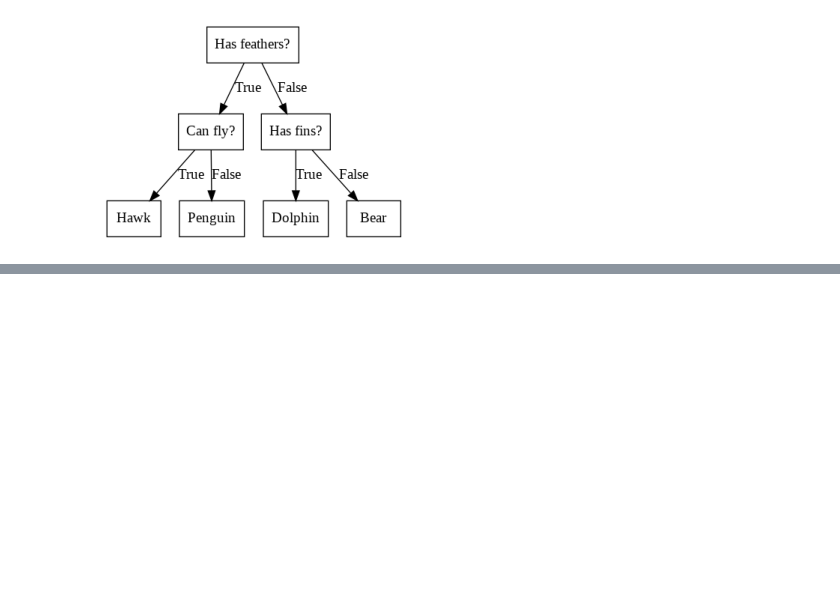
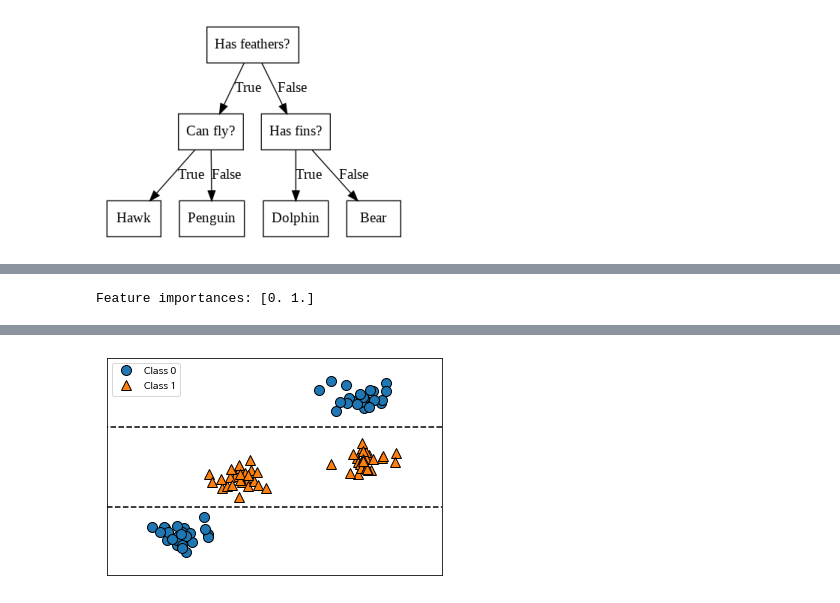
Before and after one commit to gogowonji/Machine-Learning-with-Python, a Jupyter notebook: ch2_3_5.ipynb, the cells around one changed output, grey strips where cells are left out. Cells and saved outputs as stored; diff of their text form; code cells hidden in the pictures; blank space fills up the shorter version.

```diff
--- a/ch2_3_5.ipynb
+++ b/ch2_3_5.ipynb
@@ -58,0 +116,5 @@ mglearn.plots.plot_animal_tree()
+# %%
+tree = mglearn.plots.plot_tree_not_monotone()
+display(tree)
+# %% [output]
+Feature importances: [0. 1.]
@@ -58,0 +122 @@ mglearn.plots.plot_animal_tree()
+[figure, added]
```
Also changed, not shown: parts of 17 cells of this notebook.
